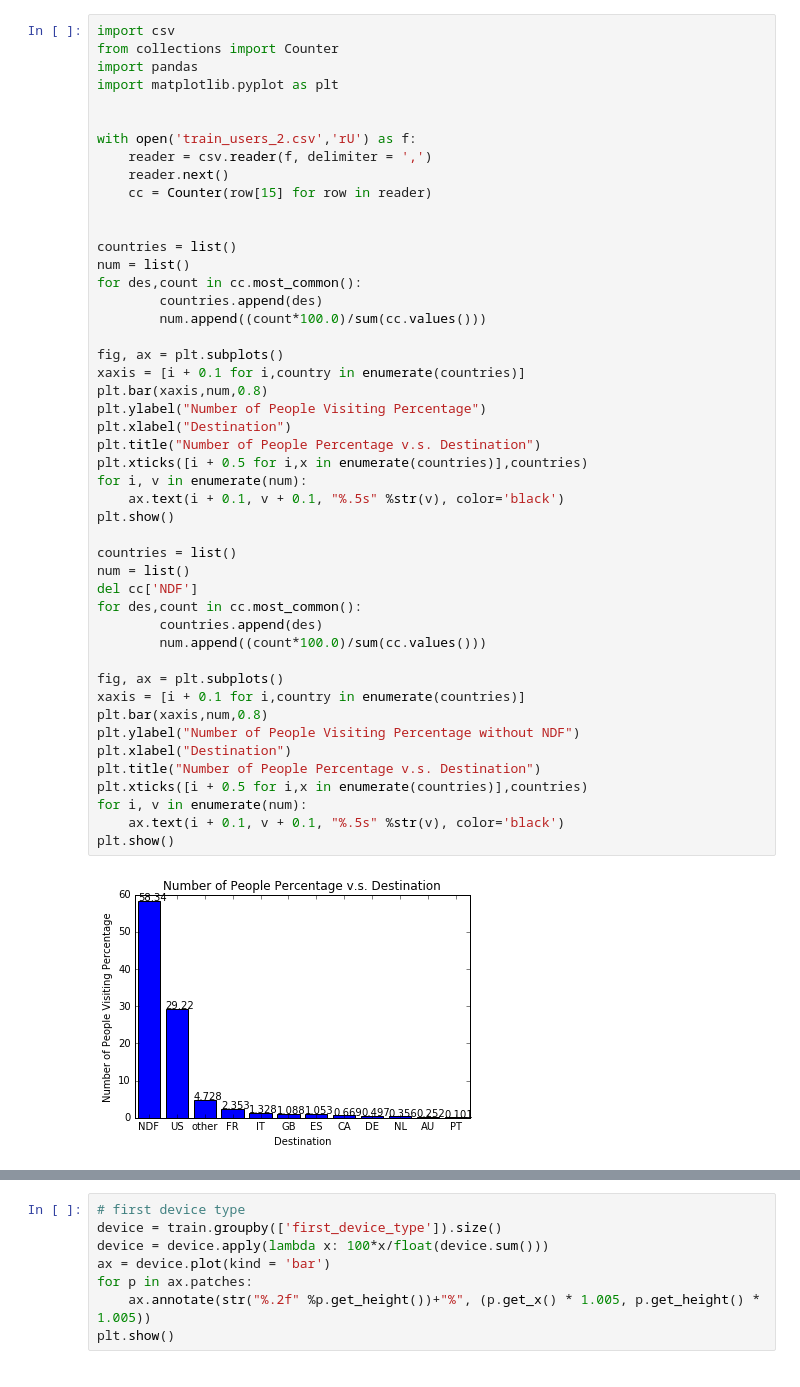
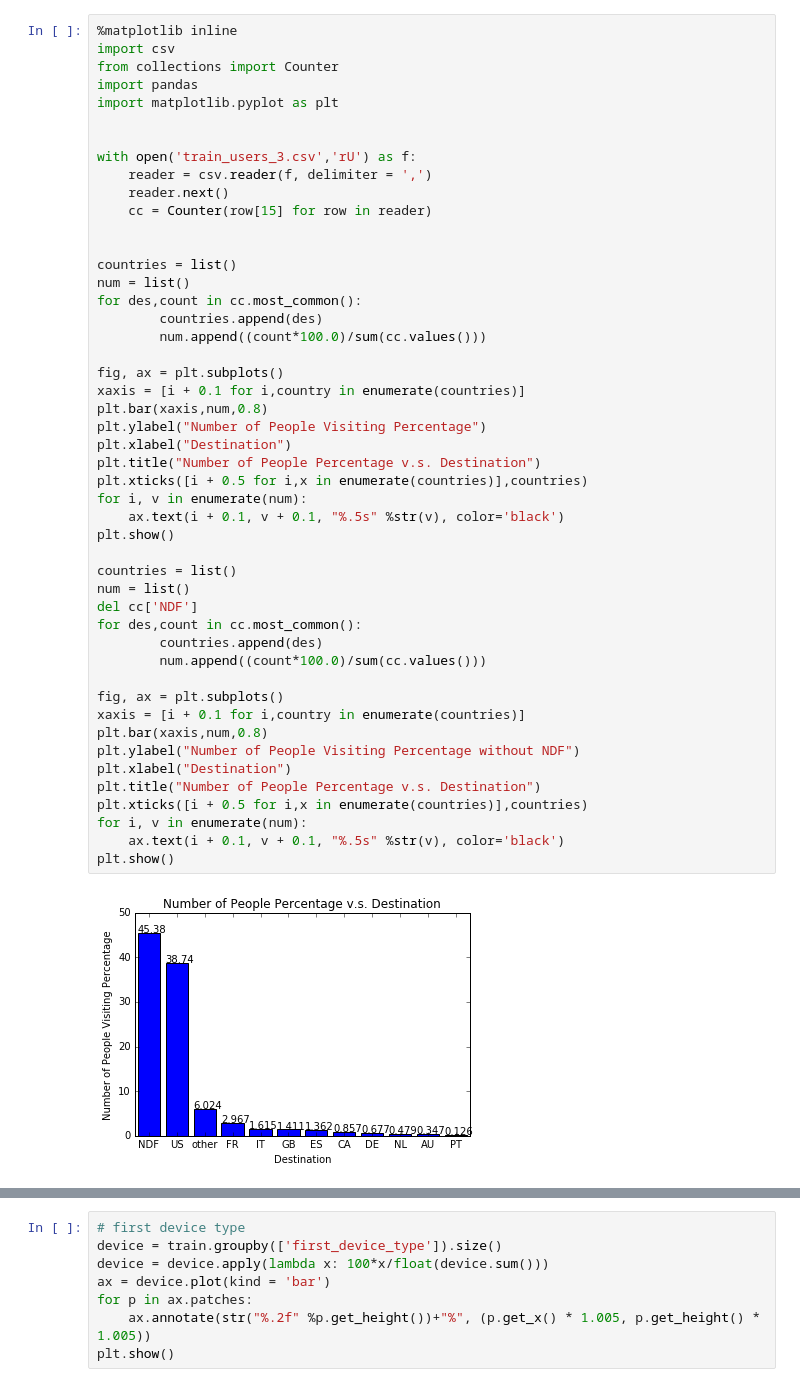
Before and after one commit to yaojiayu0826/Airbnb-case, a Jupyter notebook: data_explore.ipynb, the cells around one changed output, grey strips where cells are left out. Saved outputs shown, nothing was run; the diff lists cells and outputs as text.

```diff
--- a/data_explore.ipynb
+++ b/data_explore.ipynb
@@ -1,11 +1,12 @@
 # %%
+%matplotlib inline
 import csv
 from collections import Counter
 import pandas
 import matplotlib.pyplot as plt
 
 
-with open('train_users_2.csv','rU') as f:
+with open('train_users_3.csv','rU') as f:
     reader = csv.reader(f, delimiter = ',')
     reader.next()
     cc = Counter(row[15] for row in reader)
@@ -19,34 +20,34 @@ for des,count in cc.most_common():
 
 fig, ax = plt.subplots()
 xaxis = [i + 0.1 for i,country in enumerate(countries)]
 plt.bar(xaxis,num,0.8)
 plt.ylabel("Number of People Visiting Percentage")
 plt.xlabel("Destination")
 plt.title("Number of People Percentage v.s. Destination")
 plt.xticks([i + 0.5 for i,x in enumerate(countries)],countries)
 for i, v in enumerate(num):
     ax.text(i + 0.1, v + 0.1, "%.5s" %str(v), color='black')
 plt.show()
 
 countries = list()
 num = list()
 del cc['NDF']
 for des,count in cc.most_common():
         countries.append(des)
         num.append((count*100.0)/sum(cc.values()))
 
 fig, ax = plt.subplots()
 xaxis = [i + 0.1 for i,country in enumerate(countries)]
 plt.bar(xaxis,num,0.8)
 plt.ylabel("Number of People Visiting Percentage without NDF")
 plt.xlabel("Destination")
 plt.title("Number of People Percentage v.s. Destination")
 plt.xticks([i + 0.5 for i,x in enumerate(countries)],countries)
 for i, v in enumerate(num):
     ax.text(i + 0.1, v + 0.1, "%.5s" %str(v), color='black')
 plt.show()
 # %% [output]
-[figure, old version]
+[figure, new version]
 [figure]
 # %%
 %matplotlib inline
```
Also changed, not shown: parts of 6 cells of this notebook.
